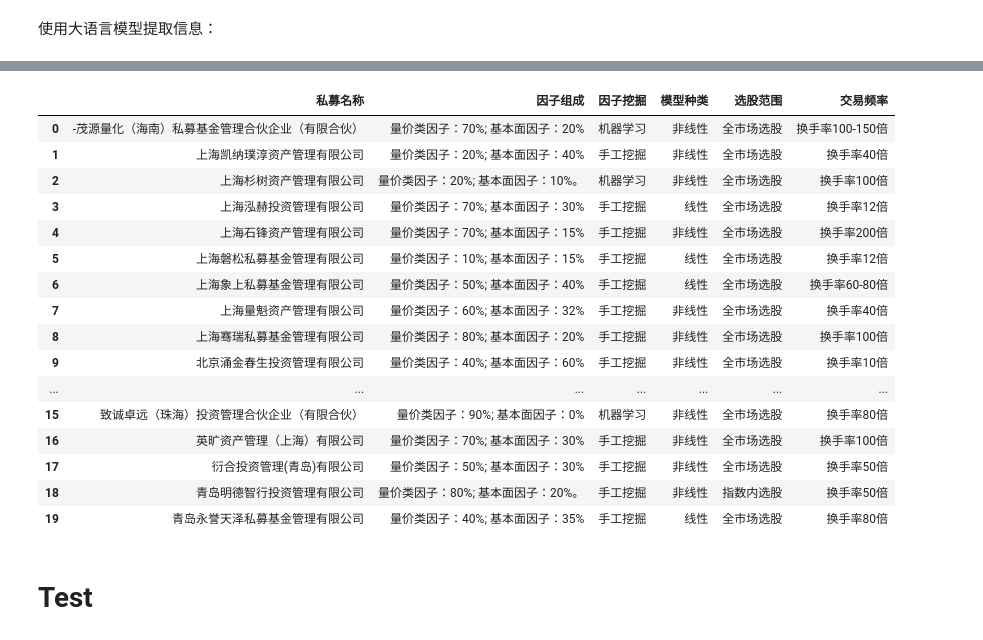
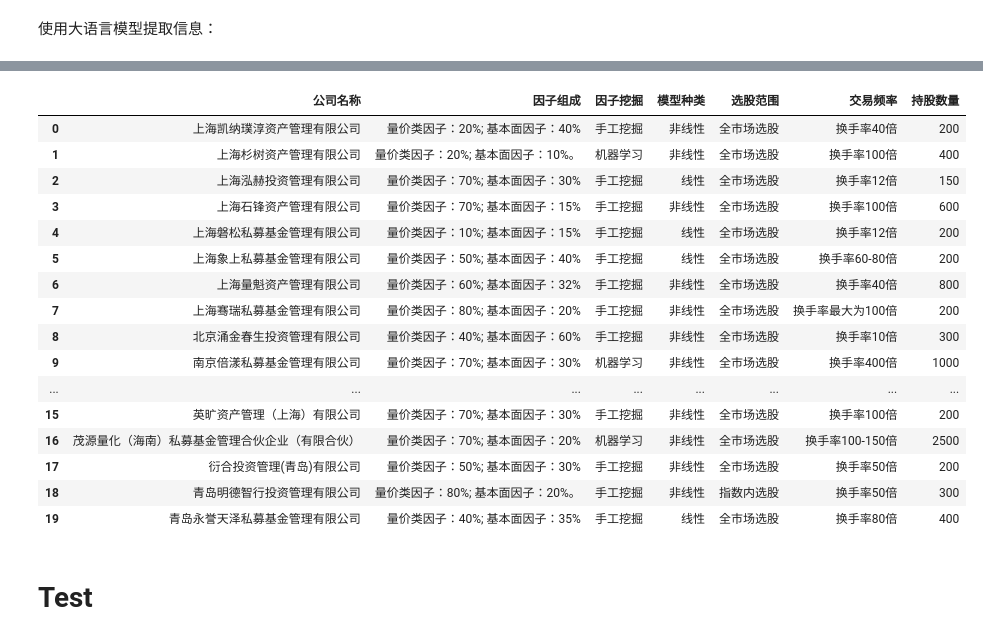
Before and after one commit to Weizhe1215/Paipai_AI_chat, a Jupyter notebook: Demo_Baichuan.ipynb, the cells around one changed output, grey strips where cells are left out. Cells and saved outputs as stored; diff of their text form; code cells hidden in the pictures.

```diff
--- a/Demo_Baichuan.ipynb
+++ b/Demo_Baichuan.ipynb
@@ -30,7 +30,8 @@ ModuleNotFoundError: No module named 'triton'
 bin D:\AI\Paipai AI chat\venv\Lib\site-packages\bitsandbytes\libbitsandbytes_cuda121.dll
 # %%
-yaml_list = ['因子组成','因子挖掘','模型种类','选股范围','交易频率']
+yaml_list = ['因子组成','因子挖掘','模型种类','选股范围','交易频率','持股数量']
 # %% [markdown]
 使用大语言模型提取信息：
 # %%
-final_df = get_answer_from_docx_baichuan(yaml_list,model,'D:\AI\Paipai AI chat\尽调报告')
+analyzer = LLMAnalyzer()
+final_df = analyzer.get_answer_from_mysql(yaml_list,model)
@@ -55,25 +38,23 @@ final_df = get_answer_from_docx_baichuan(yaml_list,model,'D:\AI\Paipai AI chat\
-# %%
-final_df
-# %% [output]
-|  | 私募名称 | 因子组成 | 因子挖掘 | 模型种类 | 选股范围 | 交易频率 |
-| 0 | -茂源量化（海南）私募基金管理合伙企业（有限合伙） | 量价类因子：70%; 基本面因子：20% | 机器学习 | 非线性 | 全市场选股 | 换手率100-150倍 |
-| 1 | 上海凯纳璞淳资产管理有限公司 | 量价类因子：20%; 基本面因子：40% | 手工挖掘 | 非线性 | 全市场选股 | 换手率40倍 |
-| 2 | 上海杉树资产管理有限公司 | 量价类因子：20%; 基本面因子：10%。 | 机器学习 | 非线性 | 全市场选股 | 换手率100倍 |
-| 3 | 上海泓赫投资管理有限公司 | 量价类因子：70%; 基本面因子：30% | 手工挖掘 | 线性 | 全市场选股 | 换手率12倍 |
-| 4 | 上海石锋资产管理有限公司 | 量价类因子：70%; 基本面因子：15% | 手工挖掘 | 非线性 | 全市场选股 | 换手率200倍 |
-| 5 | 上海磐松私募基金管理有限公司 | 量价类因子：10%; 基本面因子：15% | 手工挖掘 | 线性 | 全市场选股 | 换手率12倍 |
-| 6 | 上海象上私募基金管理有限公司 | 量价类因子：50%; 基本面因子：40% | 手工挖掘 | 线性 | 全市场选股 | 换手率60-80倍 |
-| 7 | 上海量魁资产管理有限公司 | 量价类因子：60%; 基本面因子：32% | 手工挖掘 | 非线性 | 全市场选股 | 换手率40倍 |
-| 8 | 上海骞瑞私募基金管理有限公司 | 量价类因子：80%; 基本面因子：20% | 手工挖掘 | 非线性 | 全市场选股 | 换手率100倍 |
-| 9 | 北京涌金春生投资管理有限公司 | 量价类因子：40%; 基本面因子：60% | 手工挖掘 | 非线性 | 全市场选股 | 换手率10倍 |
-| ... | ... | ... | ... | ... | ... | ... |
-| 15 | 致诚卓远（珠海）投资管理合伙企业（有限合伙） | 量价类因子：90%; 基本面因子：0% | 机器学习 | 非线性 | 全市场选股 | 换手率80倍 |
-| 16 | 英旷资产管理（上海）有限公司 | 量价类因子：70%; 基本面因子：30% | 手工挖掘 | 非线性 | 全市场选股 | 换手率100倍 |
-| 17 | 衍合投资管理(青岛)有限公司 | 量价类因子：50%; 基本面因子：30% | 手工挖掘 | 非线性 | 全市场选股 | 换手率50倍 |
-| 18 | 青岛明德智行投资管理有限公司 | 量价类因子：80%; 基本面因子：20%。 | 手工挖掘 | 非线性 | 指数内选股 | 换手率50倍 |
-| 19 | 青岛永誉天泽私募基金管理有限公司 | 量价类因子：40%; 基本面因子：35% | 手工挖掘 | 线性 | 全市场选股 | 换手率80倍 |
 # %%
-final_df = final_df.to_csv('final_df.csv')
+final_df
+# %% [output]
+|  | 公司名称 | 因子组成 | 因子挖掘 | 模型种类 | 选股范围 | 交易频率 | 持股数量 |
+| 0 | 上海凯纳璞淳资产管理有限公司 | 量价类因子：20%; 基本面因子：40% | 手工挖掘 | 非线性 | 全市场选股 | 换手率40倍 | 200 |
+| 1 | 上海杉树资产管理有限公司 | 量价类因子：20%; 基本面因子：10%。 | 机器学习 | 非线性 | 全市场选股 | 换手率100倍 | 400 |
+| 2 | 上海泓赫投资管理有限公司 | 量价类因子：70%; 基本面因子：30% | 手工挖掘 | 线性 | 全市场选股 | 换手率12倍 | 150 |
+| 3 | 上海石锋资产管理有限公司 | 量价类因子：70%; 基本面因子：15% | 手工挖掘 | 非线性 | 全市场选股 | 换手率100倍 | 600 |
+| 4 | 上海磐松私募基金管理有限公司 | 量价类因子：10%; 基本面因子：15% | 手工挖掘 | 线性 | 全市场选股 | 换手率12倍 | 200 |
+| 5 | 上海象上私募基金管理有限公司 | 量价类因子：50%; 基本面因子：40% | 手工挖掘 | 线性 | 全市场选股 | 换手率60-80倍 | 200 |
+| 6 | 上海量魁资产管理有限公司 | 量价类因子：60%; 基本面因子：32% | 手工挖掘 | 非线性 | 全市场选股 | 换手率40倍 | 800 |
+| 7 | 上海骞瑞私募基金管理有限公司 | 量价类因子：80%; 基本面因子：20% | 手工挖掘 | 非线性 | 全市场选股 | 换手率最大为100倍 | 200 |
+| 8 | 北京涌金春生投资管理有限公司 | 量价类因子：40%; 基本面因子：60% | 手工挖掘 | 非线性 | 全市场选股 | 换手率10倍 | 300 |
+| 9 | 南京倍漾私募基金管理有限公司 | 量价类因子：70%; 基本面因子：30% | 机器学习 | 非线性 | 全市场选股 | 换手率400倍 | 1000 |
+| ... | ... | ... | ... | ... | ... | ... | ... |
+| 15 | 英旷资产管理（上海）有限公司 | 量价类因子：70%; 基本面因子：30% | 手工挖掘 | 非线性 | 全市场选股 | 换手率100倍 | 200 |
+| 16 | 茂源量化（海南）私募基金管理合伙企业（有限合伙） | 量价类因子：70%; 基本面因子：20% | 机器学习 | 非线性 | 全市场选股 | 换手率100-150倍 | 2500 |
+| 17 | 衍合投资管理(青岛)有限公司 | 量价类因子：50%; 基本面因子：30% | 手工挖掘 | 非线性 | 全市场选股 | 换手率50倍 | 200 |
+| 18 | 青岛明德智行投资管理有限公司 | 量价类因子：80%; 基本面因子：20%。 | 手工挖掘 | 非线性 | 指数内选股 | 换手率50倍 | 300 |
+| 19 | 青岛永誉天泽私募基金管理有限公司 | 量价类因子：40%; 基本面因子：35% | 手工挖掘 | 线性 | 全市场选股 | 换手率80倍 | 400 |
 # %% [markdown]
 # Test
 # %%
```
Also changed, not shown: parts of 3 cells of this notebook.
